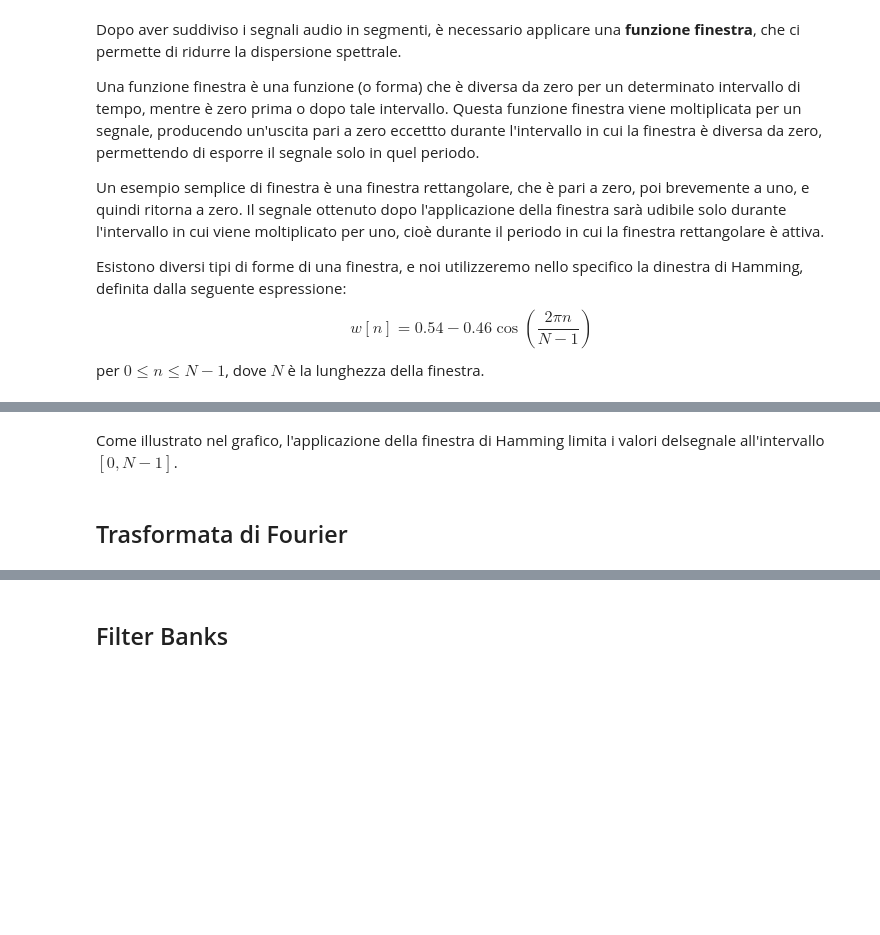
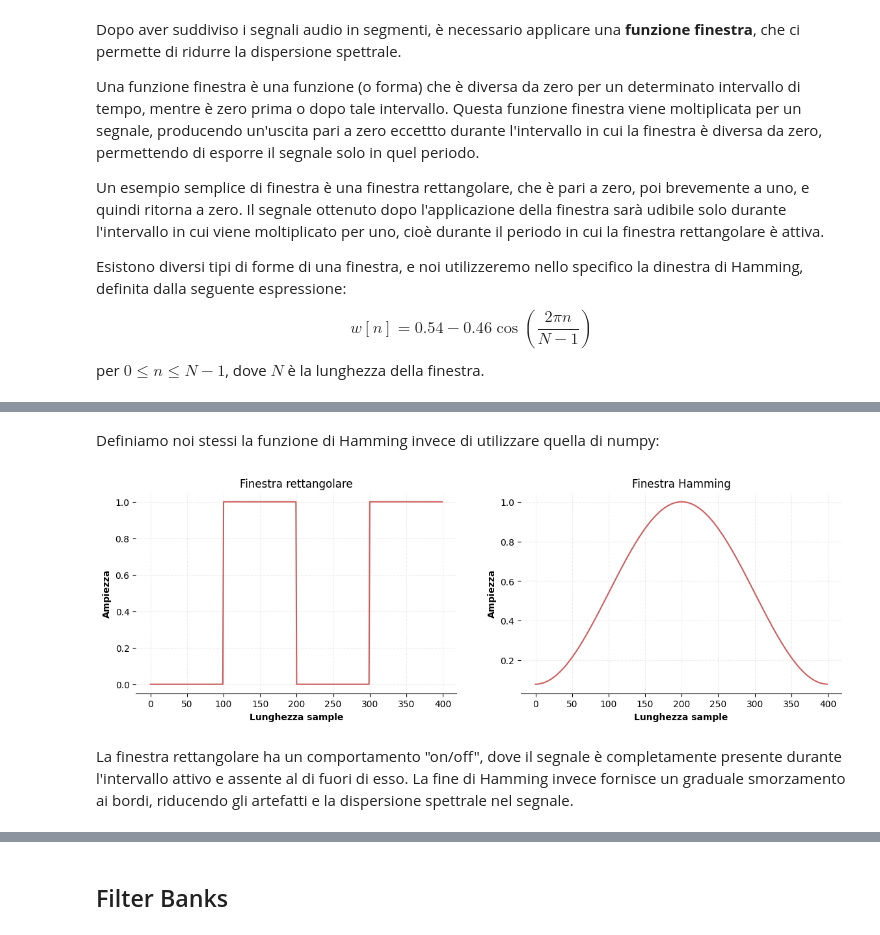
Before and after one commit to HiImGabry/speech-recognition-representation-unica-dl, a Jupyter notebook: Filter_Banks.ipynb, the cells around one changed output, grey strips where cells are left out. Drawn from its saved outputs; the diff is of its cells as text; code cells hidden in the pictures; blank space fills up the shorter version.

Commit message:
update fase di hamming and trasformata di fourier

```diff
--- a/Filter_Banks.ipynb
+++ b/Filter_Banks.ipynb
@@ -419,4 +414,54 @@ plt.show()
-# %% [markdown]
-Come illustrato nel grafico, l'applicazione della finestra di Hamming limita i valori delsegnale all'intervallo $[0, N-1]$.
-# %% [markdown]
-## Trasformata di Fourier
+# %% [markdown]
+Definiamo noi stessi la funzione di Hamming invece di utilizzare quella di numpy:
+# %%
+# Implementiamo la funzione di Hamming
+def makeHamming(M):
+    R = (( M - 1 ) / 2 , M / 2)[M % 2 == 0]
+    w = (np.hamming(M), np.hamming(M + 1))[M % 2 == 0]
+    if M % 2 != 0:
+        w[0] = w[0]/2
+        w[M-1] = w[M-1]/2
+    else:
+        w = w[:M]
+
+    return w
+# %%
+fig, ax = plt.subplots(1, 2, figsize=(14, 4))
+
+rectangular_window = (np.concatenate((np.zeros(frame_length // 4),
+                                      np.ones(frame_length // 4),
+                                     np.zeros(frame_length // 4),
+                                     np.ones(frame_length // 4))))
+hamming_window = makeHamming(frame_length)
+
+# window function rettangolare
+ax[0].plot(rectangular_window, c="indianred")
+# titolo e label
+ax[0].set_title("Finestra rettangolare")
+ax[0].set_xlabel('Lunghezza sample', fontweight="semibold")
+ax[0].set_ylabel('Ampiezza', fontweight="semibold")
+# nascondo i bordi del plot
+ax[0].spines["left"].set_visible(False)
+ax[0].spines["top"].set_visible(False)
+ax[0].spines["right"].set_visible(False)
+# grid
+ax[0].grid(True, color="gainsboro", linestyle="--", alpha=0.5)
+
+# window function hamming
+ax[1].plot(hamming_window, c="indianred")
+# titolo e label
+ax[1].set_title("Finestra Hamming")
+ax[1].set_xlabel('Lunghezza sample', fontweight="semibold")
+ax[1].set_ylabel('Ampiezza', fontweight="semibold")
+# nascondo i bordi del plot
+ax[1].spines["left"].set_visible(False)
+ax[1].spines["top"].set_visible(False)
+ax[1].spines["right"].set_visible(False)
+# grid
+ax[1].grid(True, color="gainsboro", linestyle="--", alpha=0.5)
+
+plt.show()
+# %% [output]
+[figure, added]
+# %% [markdown]
+La finestra rettangolare ha un comportamento "on/off", dove il segnale è completamente presente durante l'intervallo attivo e assente al di fuori di esso. La fine di Hamming invece fornisce un graduale smorzamento ai bordi, riducendo gli artefatti e la dispersione spettrale nel segnale.
```
Also changed, not shown: parts of 9 cells of this notebook.
